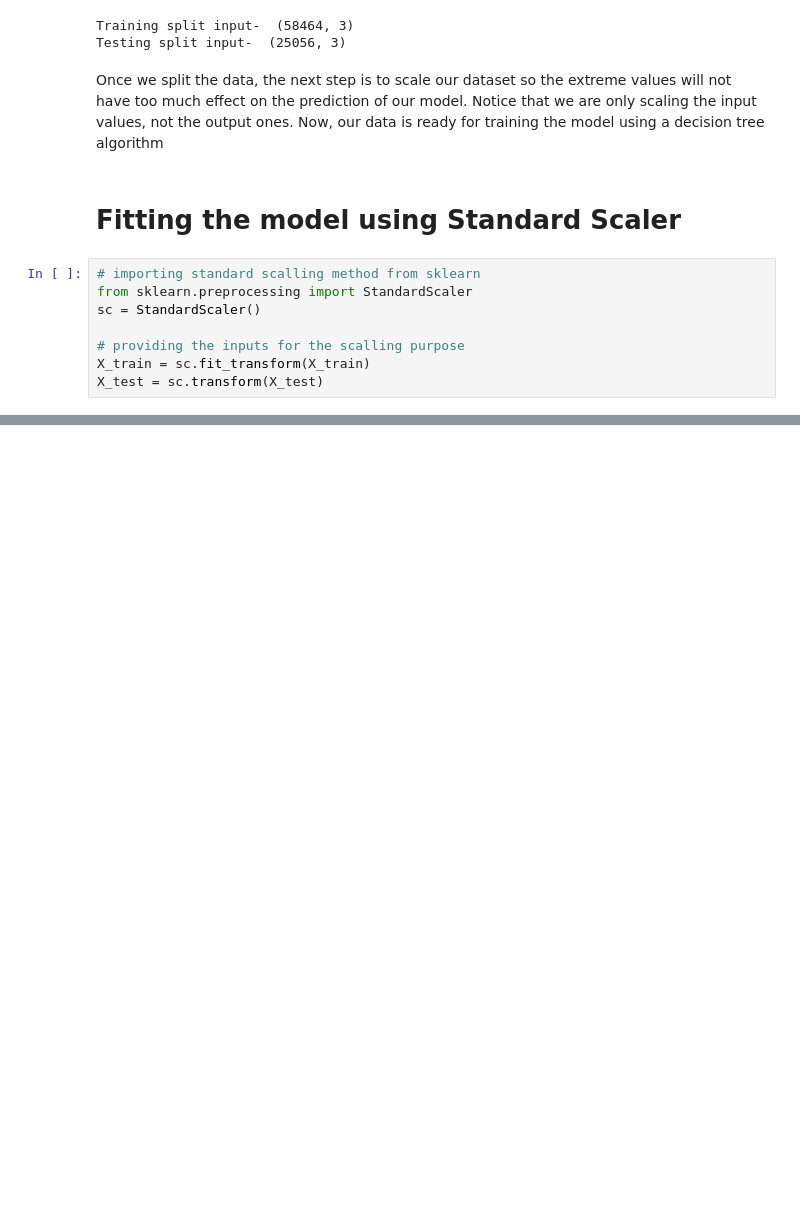
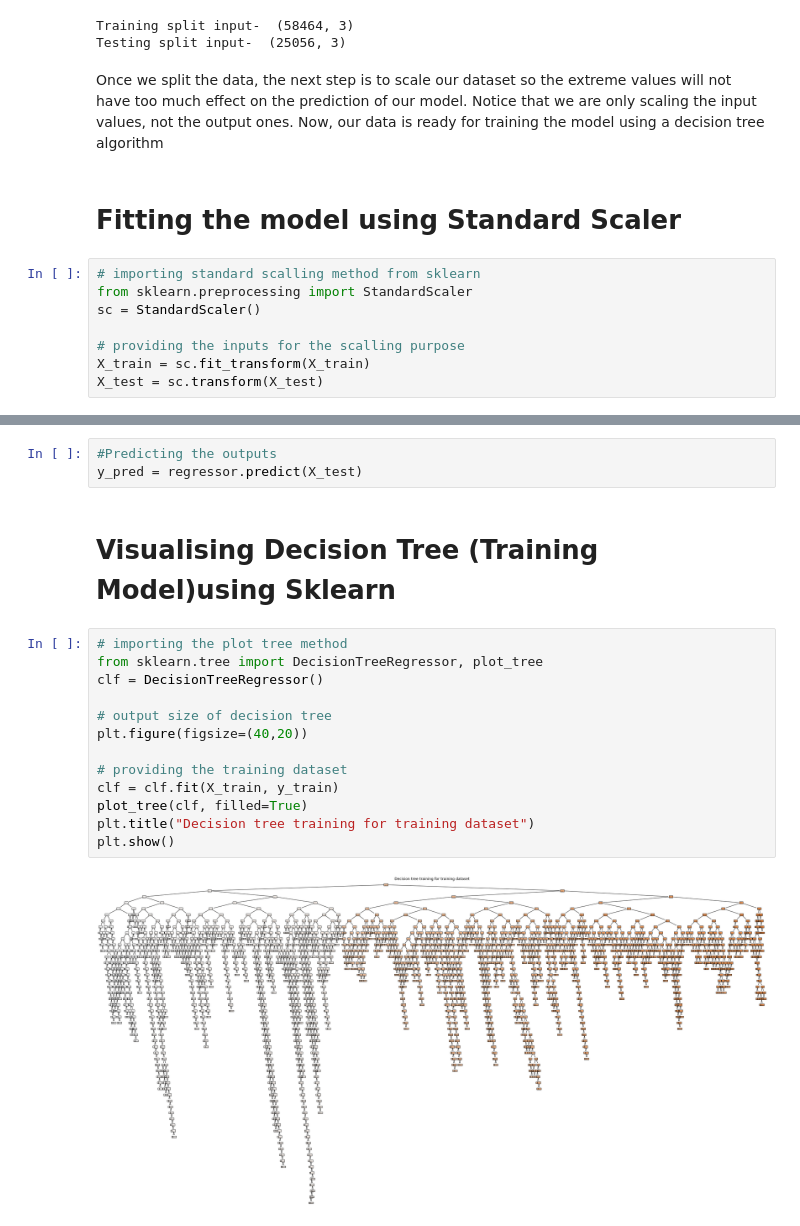
Before and after one commit to chrischukwuka2022/ca2-repo, a Jupyter notebook: Machine_Learning.ipynb, the cells around one changed output, grey strips where cells are left out. Drawn from its saved outputs; the diff is of its cells as text; blank space fills up the shorter version.

```diff
--- a/Machine_Learning.ipynb
+++ b/Machine_Learning.ipynb
@@ -1681,0 +1695,20 @@ X_test = sc.transform(X_test)
+# %%
+#Predicting the outputs
+y_pred = regressor.predict(X_test)
+# %% [markdown]
+# Visualising Decision Tree (Training Model)using Sklearn
+# %%
+# importing the plot tree method
+from sklearn.tree import DecisionTreeRegressor, plot_tree
+clf = DecisionTreeRegressor()
+
+# output size of decision tree
+plt.figure(figsize=(40,20))
+
+# providing the training dataset
+clf = clf.fit(X_train, y_train)
+plot_tree(clf, filled=True)
+plt.title("Decision tree training for training dataset")
+plt.show()
+# %% [output]
+[figure, added]
```
Also changed, not shown: parts of 112 cells of this notebook, 3 other files.
